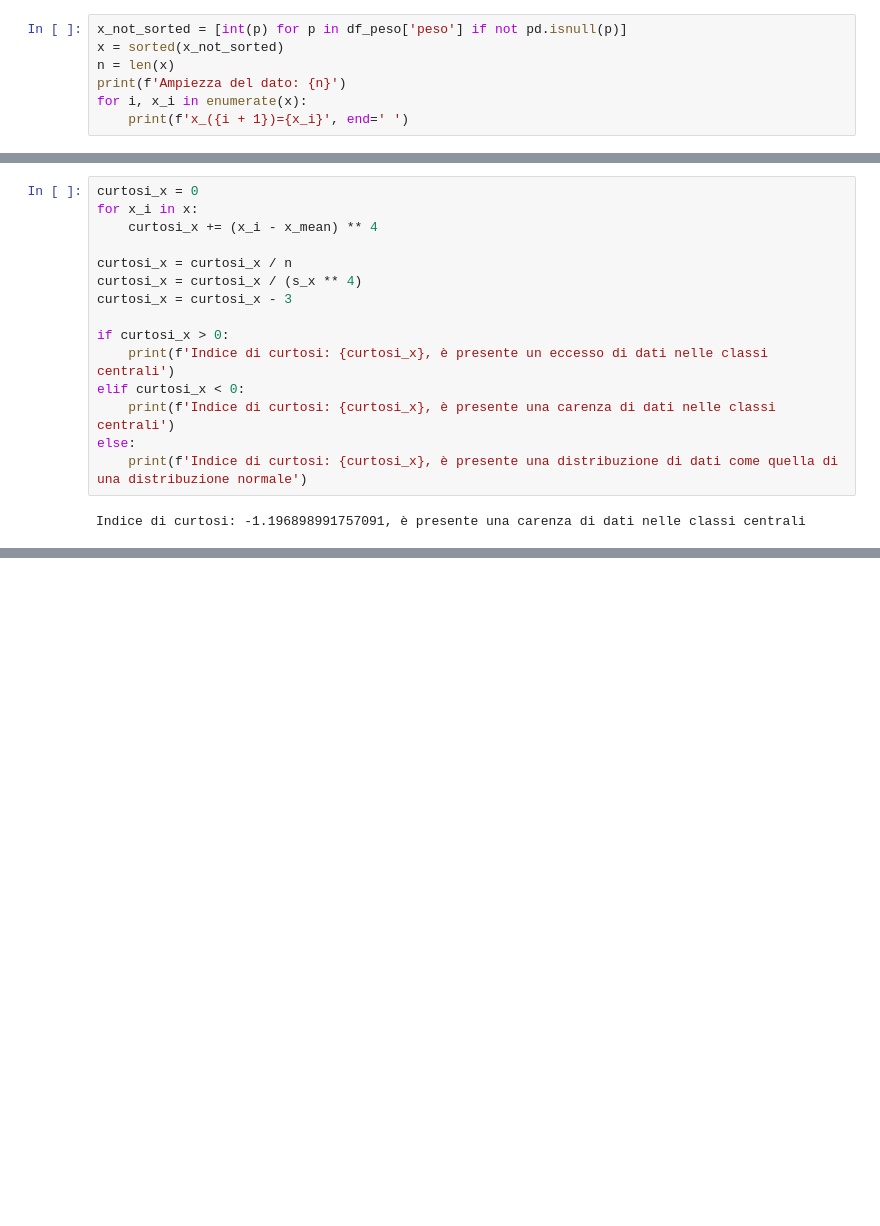
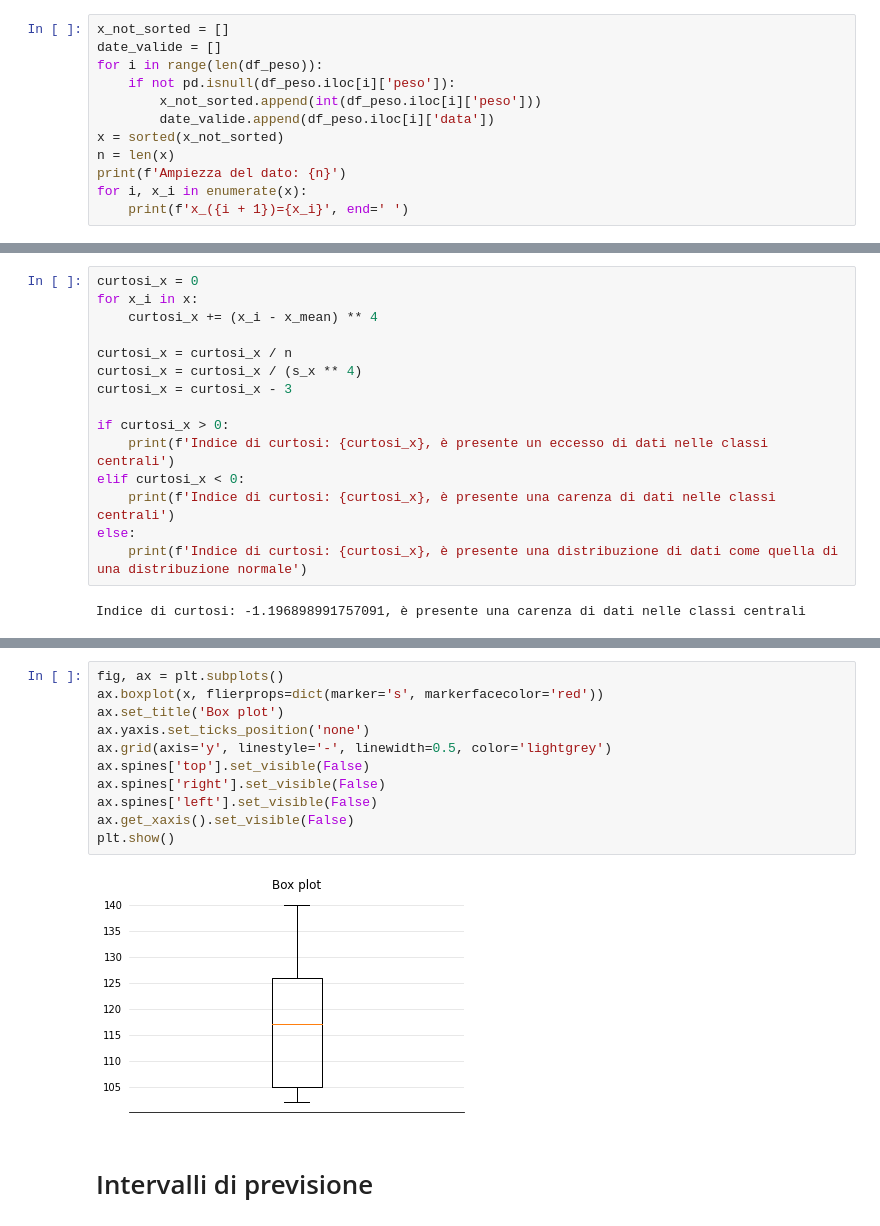
Before and after one commit to OB-UNISA/Statistica, a Jupyter notebook: statistica.ipynb, the cells around one changed output, grey strips where cells are left out. Saved outputs shown, nothing was run; the diff lists cells and outputs as text; blank space fills up the shorter version.

```diff
--- a/statistica.ipynb
+++ b/statistica.ipynb
@@ -82,7 +82,12 @@ df_peso
 # %% [markdown]
 Sono state eliminate le settimane in cui non vi erano dati.
 # %%
-x_not_sorted = [int(p) for p in df_peso['peso'] if not pd.isnull(p)]
+x_not_sorted = []
+date_valide = []
+for i in range(len(df_peso)):
+    if not pd.isnull(df_peso.iloc[i]['peso']):
+        x_not_sorted.append(int(df_peso.iloc[i]['peso']))
+        date_valide.append(df_peso.iloc[i]['data'])
 x = sorted(x_not_sorted)
 n = len(x)
 print(f'Ampiezza del dato: {n}')
@@ -374,0 +410,15 @@ Indice di curtosi: -1.196898991757091, è presente una carenza di dati nelle cla
+# %%
+fig, ax = plt.subplots()
+ax.boxplot(x, flierprops=dict(marker='s', markerfacecolor='red'))
+ax.set_title('Box plot')
+ax.yaxis.set_ticks_position('none')
+ax.grid(axis='y', linestyle='-', linewidth=0.5, color='lightgrey')
+ax.spines['top'].set_visible(False)
+ax.spines['right'].set_visible(False)
+ax.spines['left'].set_visible(False)
+ax.get_xaxis().set_visible(False)
+plt.show()
+# %% [output]
+[figure, added]
+# %% [markdown]
+# Intervalli di previsione
```
Also changed, not shown: parts of 19 cells of this notebook, 1 other file.
